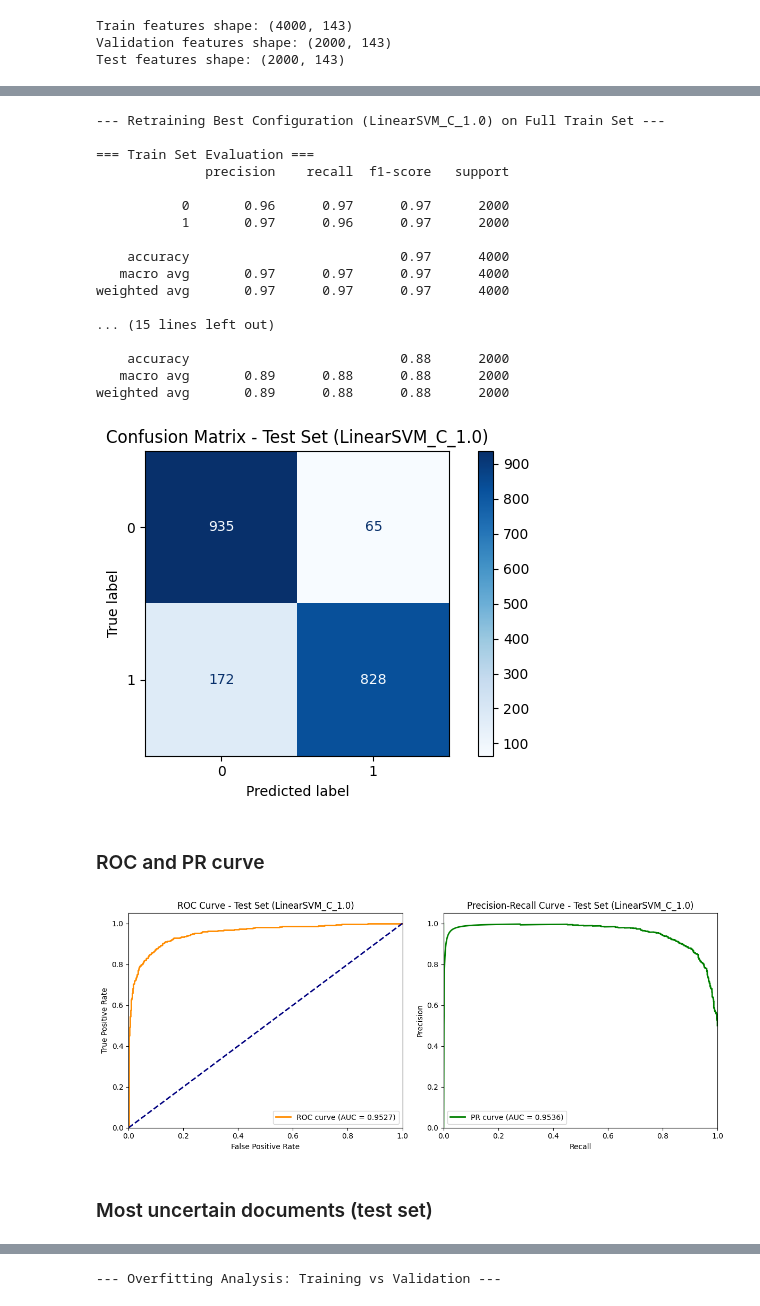
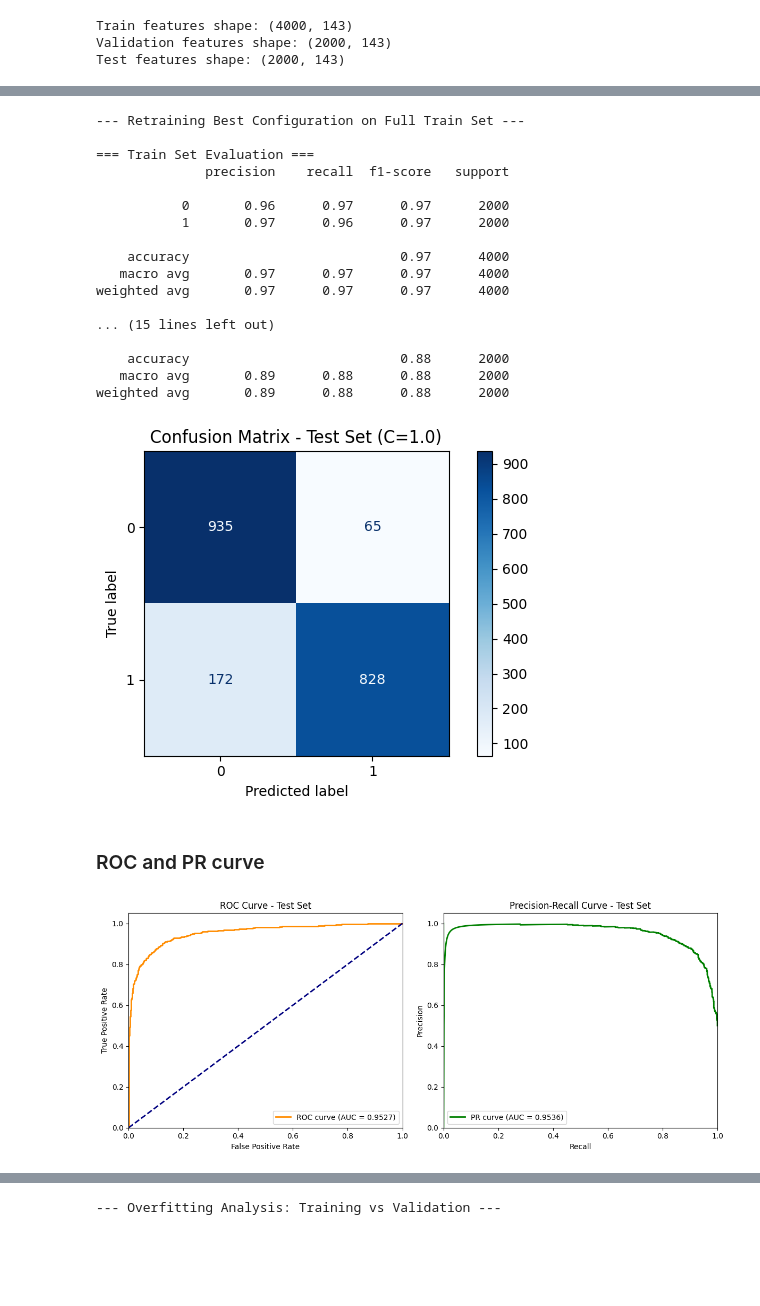
Before and after one commit to ecalabrese17/Italian-AI-Text-Detector, a Jupyter notebook: 02_classification/task2.ipynb, the cells around one changed output, grey strips where cells are left out. Cells and saved outputs as stored; diff of their text form; code cells hidden in the pictures; blank space fills up the shorter version.

```diff
--- a/02_classification/task2.ipynb
+++ b/02_classification/task2.ipynb
@@ -51,23 +53,17 @@ Test features shape: (2000, 143)
 # %%
-# A dictionary is defined to explore different regularization values (C) for LinearSVC
-configs = {
-    "LinearSVM_C_0.01": LinearSVC(C=0.01, random_state=42, dual=False, max_iter=2000),
-    "LinearSVM_C_0.1": LinearSVC(C=0.1, random_state=42, dual=False, max_iter=2000),
-    "LinearSVM_C_1.0": LinearSVC(C=1.0, random_state=42, dual=False, max_iter=2000),
-    "LinearSVM_C_10.0": LinearSVC(C=10.0, random_state=42, dual=False, max_iter=2000)
-}
+best_score = 0
+best_c = None
 
-best_score = 0
-best_model_name = None
-best_clf = None
+# Define the C values to test for the SVM regularization
+c_values = [0.01, 0.1, 1.0, 10.0]
 
-# Iterate over each configuration defined in the 'configs' dictionary
-for model_name, classifier in configs.items():
+# Iterate over each C value to find the optimal regularization parameter
+for c_val in c_values:
 
     # Build a pipeline with a Scaler (mandatory for non-lexical numeric features)
     pipeline = Pipeline([
         ("scaler", StandardScaler()),
-        ("clf", classifier)
+        ("clf", LinearSVC(C=c_val, random_state=42, dual=False, max_iter=2000))
     ])
 
     # Evaluation via 5-fold cross-validation
@@ -81,13 +77,12 @@ for model_name, classifier in configs.items():
     )
 
     mean_score = np.mean(scores)
-    print(f"Configuration: {model_name}")
+    print(f"LinearSVM | C: {c_val}")
     print(f"Mean Macro-F1: {mean_score:.4f}\n")
 
     if mean_score > best_score:
         best_score = mean_score
-        best_model_name = model_name
-        best_clf = classifier
+        best_c = c_val
 
-print(f"*** Best Configuration: {best_model_name} (Macro-F1: {best_score:.4f}) ***\n")
+print(f"*** Best Regularization Parameter: C={best_c} (Macro-F1: {best_score:.4f}) ***\n")
 # %% [output]
@@ -109,10 +105,10 @@ Mean Macro-F1: 0.9490
 # %%
-print(f"--- Retraining Best Configuration ({best_model_name}) on Full Train Set ---")
+print(f"--- Retraining Best Configuration on Full Train Set ---")
 
-# Initialize the optimal pipeline with the winning classifier
+# Initialize the optimal pipeline with the winning C value
 best_pipeline = Pipeline([
     ("scaler", StandardScaler()),
-    ("clf", best_clf)
+    ("clf", LinearSVC(C=best_c, random_state=42, dual=False, max_iter=2000))
 ])
 
 # Train on the full training set
@@ -131,36 +127,36 @@ print("=== Validation Set Evaluation ===")
 print(classification_report(y_val, pred_val, zero_division=0))
 
 print("=== Test Set Evaluation ===")
 print(classification_report(y_test, pred_test, zero_division=0))
 
 # Confusion Matrix visualization
 cm = confusion_matrix(y_test, pred_test)
 disp = ConfusionMatrixDisplay(confusion_matrix=cm, display_labels=best_pipeline.classes_)
 
 fig_cm, ax_cm = plt.subplots(figsize=(6, 4))
 disp.plot(ax=ax_cm, cmap="Blues", xticks_rotation=0)
-plt.title(f"Confusion Matrix - Test Set ({best_model_name})")
+plt.title(f"Confusion Matrix - Test Set (C={best_c})")
 plt.tight_layout()
 plt.show()
 # %% [output]
---- Retraining Best Configuration (LinearSVM_C_1.0) on Full Train Set ---
+--- Retraining Best Configuration on Full Train Set ---
 
 === Train Set Evaluation ===
               precision    recall  f1-score   support
 
            0       0.96      0.97      0.97      2000
            1       0.97      0.96      0.97      2000
 
     accuracy                           0.97      4000
    macro avg       0.97      0.97      0.97      4000
 weighted avg       0.97      0.97      0.97      4000
 
 ... (15 lines left out)
 
     accuracy                           0.88      2000
    macro avg       0.89      0.88      0.88      2000
 weighted avg       0.89      0.88      0.88      2000
-[figure, old version]
+[figure, new version]
 # %% [markdown]
 ### ROC and PR curve
 # %%
@@ -180,7 +176,7 @@ ax1.set_xlim([0.0, 1.0])
 ax1.set_ylim([0.0, 1.05])
 ax1.set_xlabel('False Positive Rate')
 ax1.set_ylabel('True Positive Rate')
-ax1.set_title(f'ROC Curve - Test Set ({best_model_name})')
+ax1.set_title(f'ROC Curve - Test Set')
 ax1.legend(loc="lower right")
 
 # PR Curve
@@ -192,12 +188,10 @@ ax2.set_xlim([0.0, 1.0])
 ax2.set_ylim([0.0, 1.05])
 ax2.set_xlabel('Recall')
 ax2.set_ylabel('Precision')
-ax2.set_title(f'Precision-Recall Curve - Test Set ({best_model_name})')
+ax2.set_title(f'Precision-Recall Curve - Test Set')
 ax2.legend(loc="lower left")
 
 plt.tight_layout()
 plt.show()
 # %% [output]
-[figure, old version]
+[figure, new version]
-# %% [markdown]
-### Most uncertain documents (test set)
```
Also changed, not shown: parts of 10 cells of this notebook, 1 other file.
